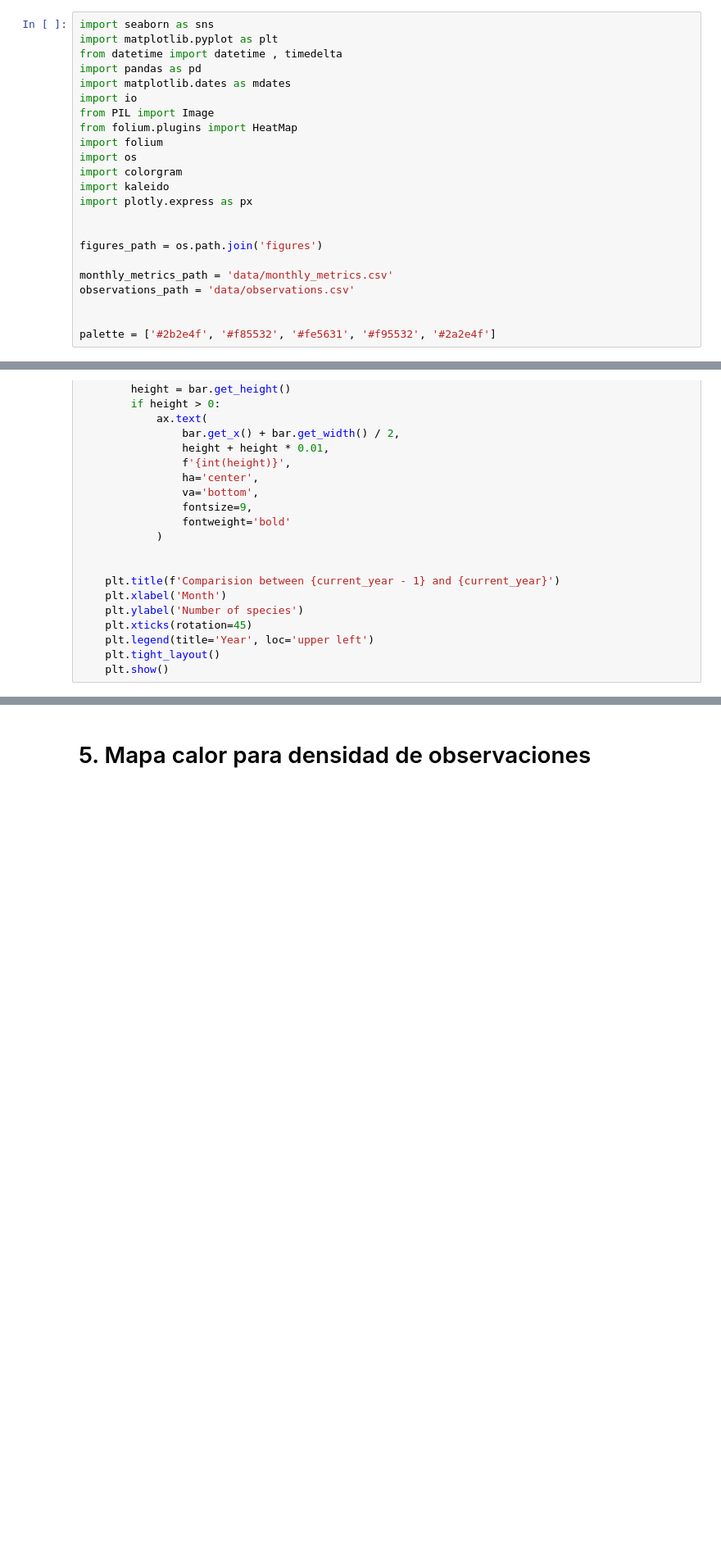
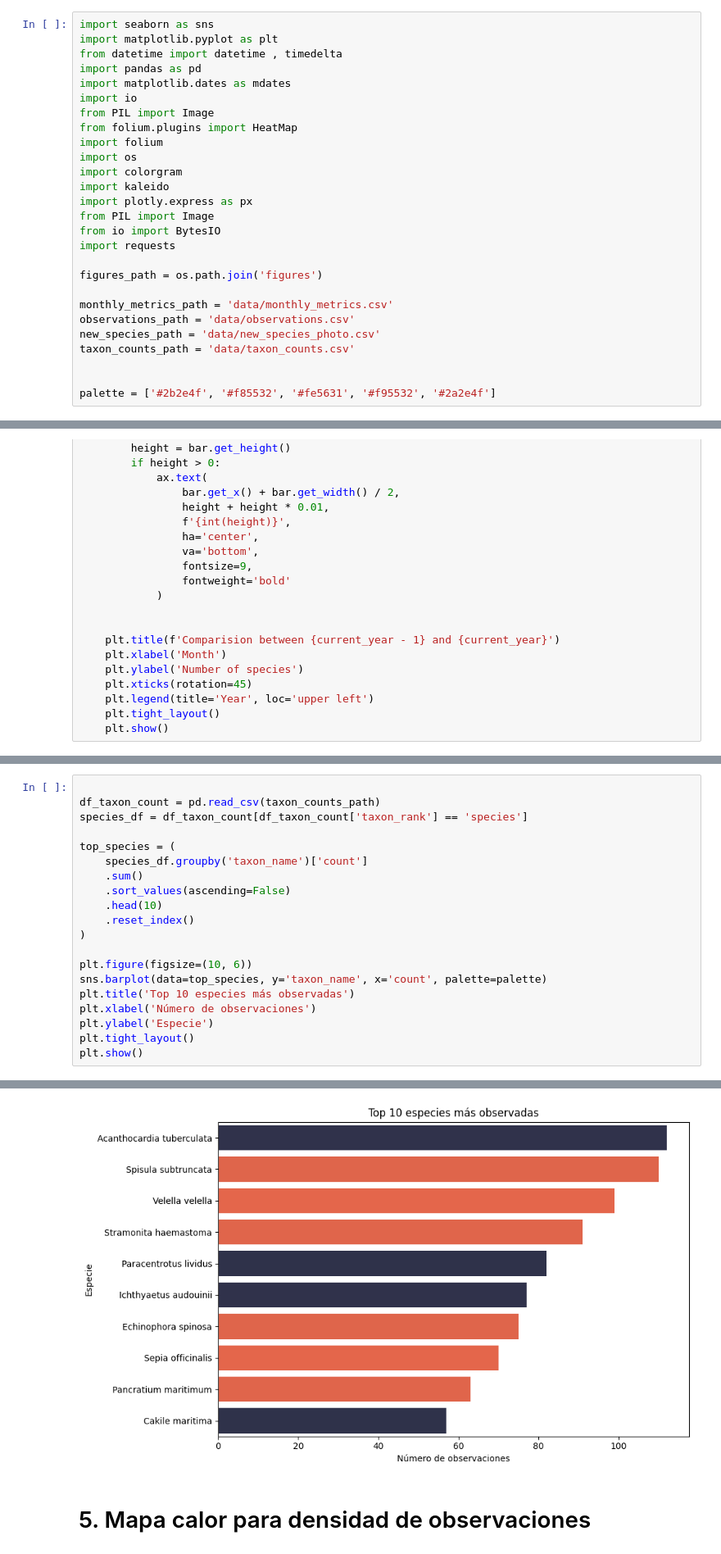
Before and after one commit to Aleon03/Minka_Analysis, a Jupyter notebook: notebook_template_graphics.ipynb, the cells around one changed output, grey strips where cells are left out. Shown at 82% size. Saved outputs shown, nothing was run; the diff lists cells and outputs as text; blank space fills up the shorter version.

```diff
--- a/notebook_template_graphics.ipynb
+++ b/notebook_template_graphics.ipynb
@@ -12,12 +12,16 @@ import os
 import colorgram
 import kaleido
 import plotly.express as px
-
+from PIL import Image
+from io import BytesIO
+import requests
 
 figures_path = os.path.join('figures')
 
 monthly_metrics_path = 'data/monthly_metrics.csv'
 observations_path = 'data/observations.csv'
+new_species_path = 'data/new_species_photo.csv'
+taxon_counts_path = 'data/taxon_counts.csv'
 
 
 palette = ['#2b2e4f', '#f85532', '#fe5631', '#f95532', '#2a2e4f']
@@ -540,0 +542,21 @@ See the caveats in the documentation: https://pandas.pydata.org/pandas-docs/stab
+# %%
+
+df_taxon_count = pd.read_csv(taxon_counts_path)
+species_df = df_taxon_count[df_taxon_count['taxon_rank'] == 'species']
+
+top_species = (
+    species_df.groupby('taxon_name')['count']
+    .sum()
+    .sort_values(ascending=False)
+    .head(10)
+    .reset_index()
+)
+
+plt.figure(figsize=(10, 6))
+sns.barplot(data=top_species, y='taxon_name', x='count', palette=palette)
+plt.title('Top 10 especies más observadas')
+plt.xlabel('Número de observaciones')
+plt.ylabel('Especie')
+plt.tight_layout()
+plt.show()
+# %% [output]
@@ -541,3 +568,4 @@ See the caveats in the documentation: https://pandas.pydata.org/pandas-docs/stab
+[figure, added]
 # %% [markdown]
 # 5. Mapa calor para densidad de observaciones
 # %%
```
Also changed, not shown: parts of 20 cells of this notebook.
